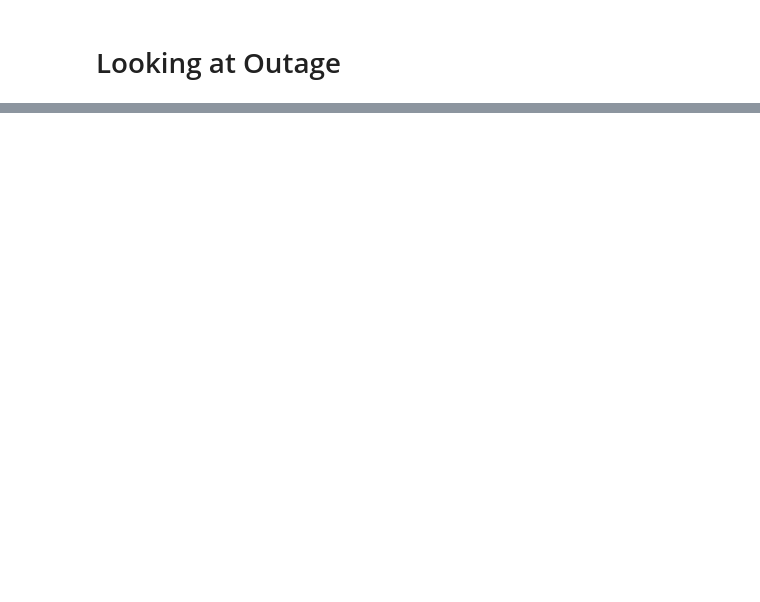
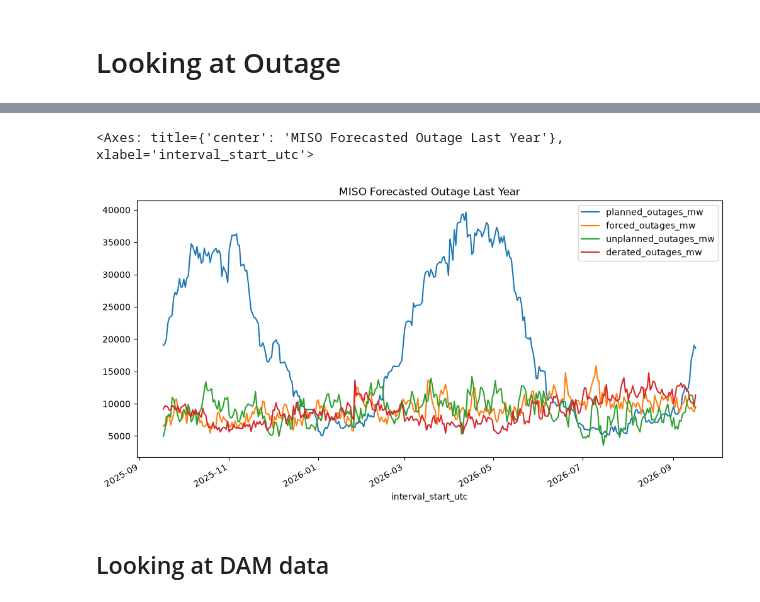
Before and after one commit to krklapat/data-science-capstone, a Jupyter notebook: data-explore/ak_data_explore.ipynb, the cells around one changed output, grey strips where cells are left out. Cells and saved outputs as stored; diff of their text form; code cells hidden in the pictures; blank space fills up the shorter version.

Commit message:
Graph Creation

```diff
--- a/data-explore/ak_data_explore.ipynb
+++ b/data-explore/ak_data_explore.ipynb
@@ -98,0 +124,16 @@ Index(['interval_start_utc', 'interval_end_utc', 'publish_time_utc', 'region',
+# %%
+# Sort by publication time ascending
+outage_df = outage_df.sort_values("publish_time_utc")
+
+# Deduplicate: Keep the LAST published forecast for each target date + region pair
+latest_forecasts = outage_df.drop_duplicates(
+    subset=["interval_start_utc", "region"],
+    keep="last"
+).reset_index(drop=True)
+
+# Sort chronologically for clean viewing
+latest_forecasts = latest_forecasts.sort_values(
+    ["interval_start_utc", "region"]
+)
+MISO_forecasts = latest_forecasts[latest_forecasts["region"] == "MISO"]
+MISO_forecasts.head(10)
@@ -98,0 +152,7 @@ Index(['interval_start_utc', 'interval_end_utc', 'publish_time_utc', 'region',
+# %%
+MISO_forecasts.tail(365).plot(x='interval_start_utc', y=['planned_outages_mw', 'forced_outages_mw', 'unplanned_outages_mw', 'derated_outages_mw'], kind='line', figsize=(12, 6), title='MISO Forecasted Outage Last Year')
+# %% [output]
+<Axes: title={'center': 'MISO Forecasted Outage Last Year'}, xlabel='interval_start_utc'>
+[figure, added]
+# %% [markdown]
+## Looking at DAM data
```
Also changed, not shown: parts of 10 cells of this notebook, 1 other file.
